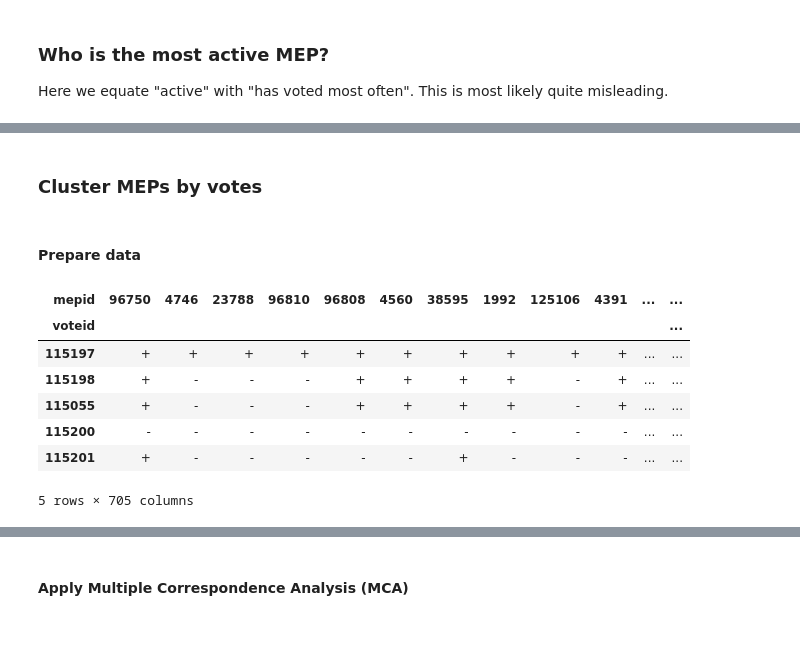
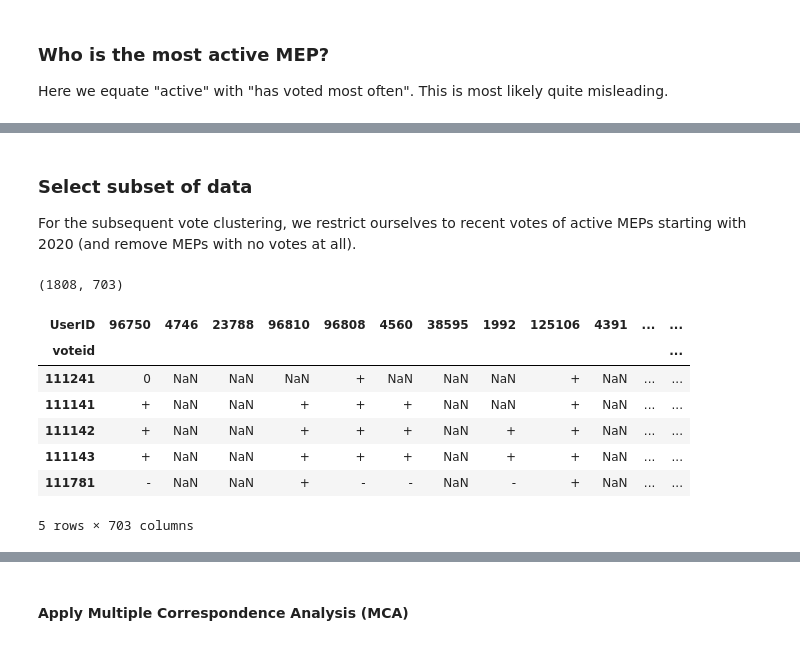
Before and after one commit to kpj/kpj.github.io, a Jupyter notebook: source/mining_visualization/MEP_Statistics.ipynb, the cells around one changed output, grey strips where cells are left out. Saved outputs shown, nothing was run; the diff lists cells and outputs as text; code cells hidden in the pictures.

```diff
--- a/source/mining_visualization/MEP_Statistics.ipynb
+++ b/source/mining_visualization/MEP_Statistics.ipynb
@@ -280,16 +253,22 @@ df_hasvoted.sum(axis=0).sort_values(ascending=False).to_frame('vote_count').merg
-# %% [markdown]
-### Cluster MEPs by votes
-# %% [markdown]
-#### Prepare data
+# %% [markdown]
+### Select subset of data
+
+For the subsequent vote clustering, we restrict ourselves to recent votes of active MEPs starting with 2020 (and remove MEPs with no votes at all).
 # %%
-df_subset = df_votematrix[df_meps[df_meps['active']].index].tail(1000)
+df_subset = df_votematrix.loc[
+    df_votematrix.index.intersection(df_votes[df_votes['date'] > '2020'].index),
+    df_meps[df_meps['active']].index,
+].dropna(how='all', axis=1)
+
+print(df_subset.shape)
 df_subset.head()
 # %% [output]
+(1808, 703)
-| mepid | 96750 | 4746 | 23788 | 96810 | 96808 | 4560 | 38595 | 1992 | 125106 | 4391 | ... | ... |
+| UserID | 96750 | 4746 | 23788 | 96810 | 96808 | 4560 | 38595 | 1992 | 125106 | 4391 | ... | ... |
 | voteid |  |  |  |  |  |  |  |  |  |  |  | ... |
-| 115197 | + | + | + | + | + | + | + | + | + | + | ... | ... |
-| 115198 | + | - | - | - | + | + | + | + | - | + | ... | ... |
-| 115055 | + | - | - | - | + | + | + | + | - | + | ... | ... |
-| 115200 | - | - | - | - | - | - | - | - | - | - | ... | ... |
-| 115201 | + | - | - | - | - | - | + | - | - | - | ... | ... |
+| 111241 | 0 | NaN | NaN | NaN | + | NaN | NaN | NaN | + | NaN | ... | ... |
+| 111141 | + | NaN | NaN | + | + | + | NaN | NaN | + | NaN | ... | ... |
+| 111142 | + | NaN | NaN | + | + | + | NaN | + | + | NaN | ... | ... |
+| 111143 | + | NaN | NaN | + | + | + | NaN | + | + | NaN | ... | ... |
+| 111781 | - | NaN | NaN | + | - | - | NaN | - | + | NaN | ... | ... |
-5 rows × 705 columns
+5 rows × 703 columns
```
Also changed, not shown: parts of 27 cells of this notebook.
